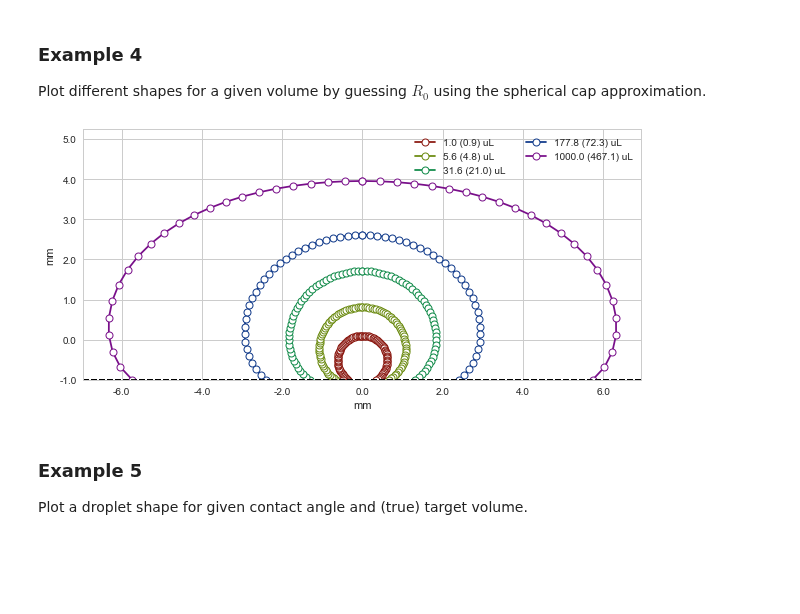
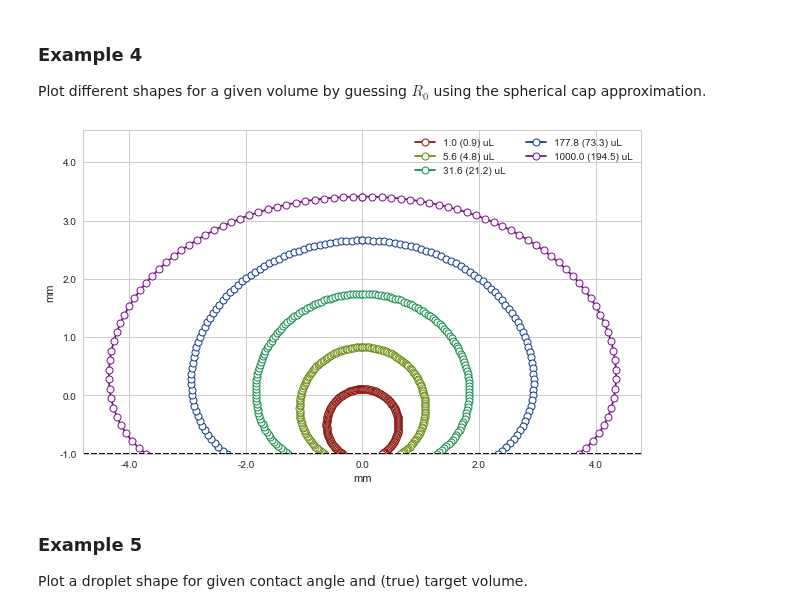
Before and after one commit to juusokorhonen/droplet-shape-solver, a Jupyter notebook: content/drop_solver.ipynb, the cells around one changed output. Cells and saved outputs as stored; diff of their text form; code cells hidden in the pictures; blank space fills up the shorter version.

```diff
--- a/content/drop_solver.ipynb
+++ b/content/drop_solver.ipynb
@@ -122,28 +148,23 @@ Contact angle, $\theta$ (CA), is used to remove all data points that occur after
 def drop_shape(R0, ca, s=None, volume=None):
     """Return the drop shape for given R0 and ca."""
     if s is None:
-        # height = capillary length * 3 (semi-empirical puddle height max)
-        h = 3.0 * np.sqrt(gamma/(rho*g))
-        # arc length for circle
-        l_c = 2.0*np.deg2rad(ca)*R0
-        # arc length for puddle
+        (h_R, R0, vol_est, lc_R, ca) = drop_shape_estimate(R0, ca)
         if volume is not None:
-            R = np.sqrt(volume / (np.pi * h))
-            l_p = 2.0 * (2*R + 2*h)
+            # Calculate another estimate
+            (h_vol, R0_est, volume, lc_vol, ca) = drop_shape_estimate_for_volume(volume, ca)
         else:
-            l_p = 2.0 * np.deg2rad(ca) * h
-
-        # Use capillary length c to estimate the maximum path length
-        s_max = min(l_c, l_p)
-        s = np.linspace(0, s_max, 100)
+            lc_vol = lc_R
+        s = np.linspace(0, max(lc_R, lc_vol), 100)
     y = odeint(yl, [0.0, 0.0, 0.0], s, args=(1/R0,))
 
     # Find stop condition
+    found_end = False
     for imax, yval in enumerate(y):
         if yval[0] >= np.deg2rad(ca):
+            found_end = True
             break
 
-    if imax < len(y)-1:
+    if found_end:
         # Remove excess points
         y = y[:imax]
         # Move points to baseline
@@ -151,6 +172,7 @@ def drop_shape(R0, ca, s=None, volume=None):
     else:
         #s = np.linspace(0, max(s), 100)
         #return drop_shape(R0, ca, s)
-        raise RuntimeError("Stop condition not found. Perhaps increase s_max?")
+        raise RuntimeError(u"Stop condition not found. Perhaps increase s_max? Maximum theta={}, while expecting {}"
+                           .format(np.rad2deg(y[-1][0]), ca))
 
     return y
@@ -226,7 +226,7 @@ def plot_drop(y, color='k', label=None, annotate=True, ax=None, autoscale=True):
     ax.set_yticklabels(1000*ax.get_yticks())
     volume = calc_volume(y)
     if annotate:
-        ax.text(0.5, 0.5, "Contact angle: {:.4}\nVolume: {:.4} uL".format(np.rad2deg(y[-1,0]), volume*1e9),
+        ax.text(0.5, 0.5, u"Contact angle: {:.4}\nVolume: {:.4} uL".format(np.rad2deg(y[-1,0]), volume*1e9),
              horizontalalignment='center',
              verticalalignment='center',
              transform=ax.transAxes)
@@ -240,5 +240,9 @@ Plot a single drop with given $R0$ and $\theta$. The contact angle drawn in the
 R0 = 10.0e-3 # 10 mm
 ca = 150.0
 
-plot_drop(drop_shape(R0, ca))
+y = drop_shape(R0, ca)
+vol = calc_volume(y)
+plot_drop(y, annotate=True)
+
+print(u"Contact angle: {:.4}°\nVolume: {:.4} uL".format(np.rad2deg(y[-1,0]), vol*1e9))
 # %% [output]
@@ -261,7 +267,7 @@ pal = sns.hls_palette(num_graphs, l=.3, s=.8)
 
 for i, ca in enumerate(np.linspace(min_ca, max_ca, num_graphs)):
     y = drop_shape(R0, ca)
-    plot_drop(y, ax=ax, color=pal[i], annotate=False, label="{:.0f}°".format(ca))
+    plot_drop(y, ax=ax, color=pal[i], annotate=False, label=u"{:.0f}°".format(ca))
 
 # Add legend to axis
 leg = ax.legend(loc='best', ncol=2)
@@ -302,29 +308,29 @@ Plot different shapes for a given volume by guessing $R_0$ using the spherical c
 # %%
 ca = 150.0
 fig = plt.figure(figsize=(10,10))
 ax = fig.add_subplot(111)
 
 num_graphs = 5
 min_log_volume = -9
 max_log_volume = -6
 
 # Color palette
 pal = sns.hls_palette(num_graphs, l=.3, s=.8)
 
 for i, volume in enumerate(np.logspace(min_log_volume, max_log_volume, num_graphs)):
-    R0 = guess_R0(volume, ca)
+    (h, R0, volume, lc, ca) = drop_shape_estimate_for_volume(volume, ca)
     y = drop_shape(R0, ca)
     real_volume = calc_volume(y)
-    plot_drop(y, ax=ax, color=pal[i], annotate=False, label="{:.1f} ({:.1f}) uL".format(1e9*volume, 1e9*real_volume), autoscale=False)
+    plot_drop(y, ax=ax, color=pal[i], annotate=False, label=u"{:.1f} ({:.1f}) uL".format(1e9*volume, 1e9*real_volume), autoscale=False)
 
 # Tweak limits
 ylim = ax.get_ylim()
 ax.set_ylim(0, ylim[1]*1.2)
 
 # Add legend to axis
 leg = ax.legend(loc='best', ncol=2)
 # %% [output]
-[figure, old version]
+[figure, new version]
 # %% [markdown]
 ### Example 5
 
```
Also changed, not shown: parts of 17 cells of this notebook, 3 other files.
